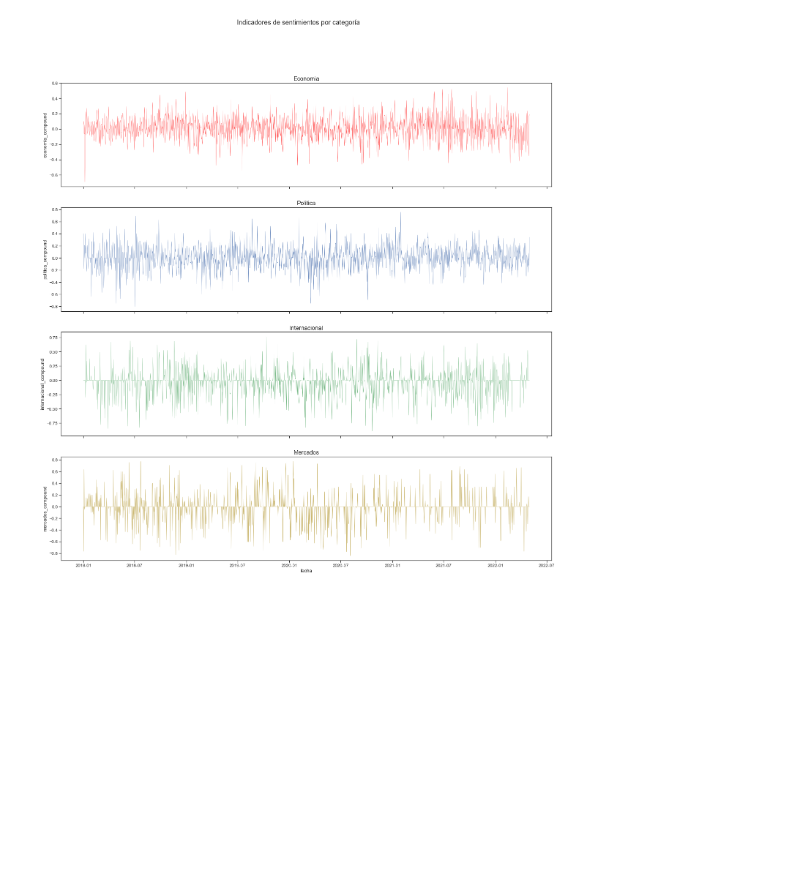
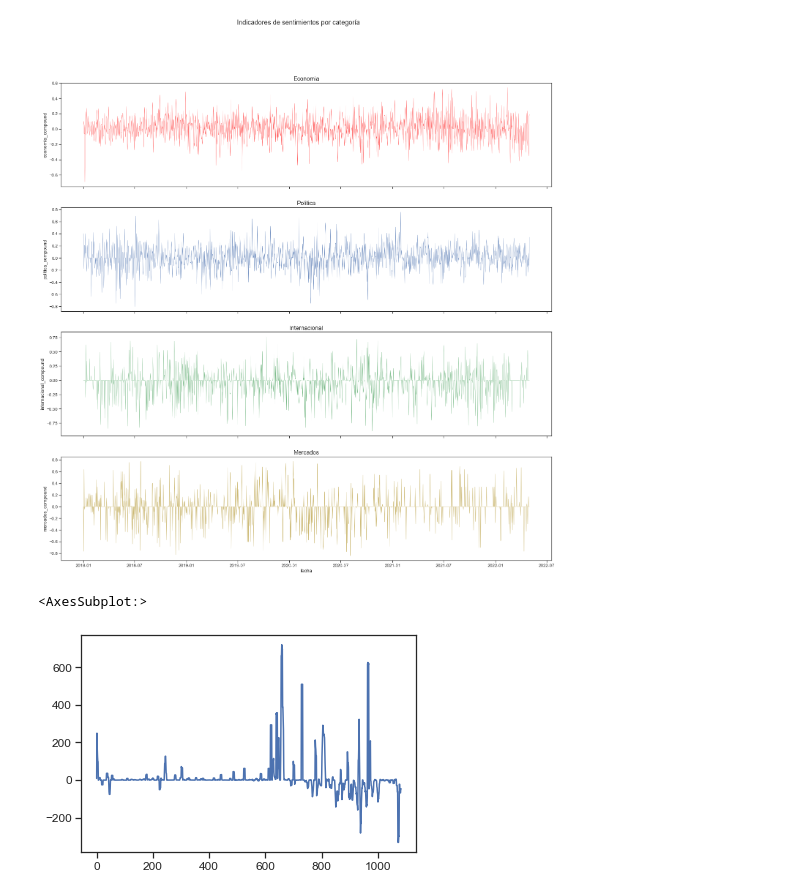
Before and after one commit to jesoto/Sentiment_and_news-Peru, a Jupyter notebook: thesis/plots.ipynb, the cells around one changed output. Cells and saved outputs as stored; diff of their text form; code cells hidden in the pictures; blank space fills up the shorter version.

```diff
--- a/thesis/plots.ipynb
+++ b/thesis/plots.ipynb
@@ -348,3 +348,10 @@ axes[3].set_title('Mercados',fontsize = 16)
 # %% [output]
 Text(0.5, 1.0, 'Mercados')
 [figure]
+# %%
+data = pd.read_excel('../data/base_comp.xlsx', sheet_name='base', header=0)
+# %%
+data['Operaciones cambiarias BCRP'].rolling(window=5 , min_periods=1).mean().plot()
+# %% [output]
+<AxesSubplot:>
+[figure, added]
```
Also changed, not shown: parts of 6 cells of this notebook.
